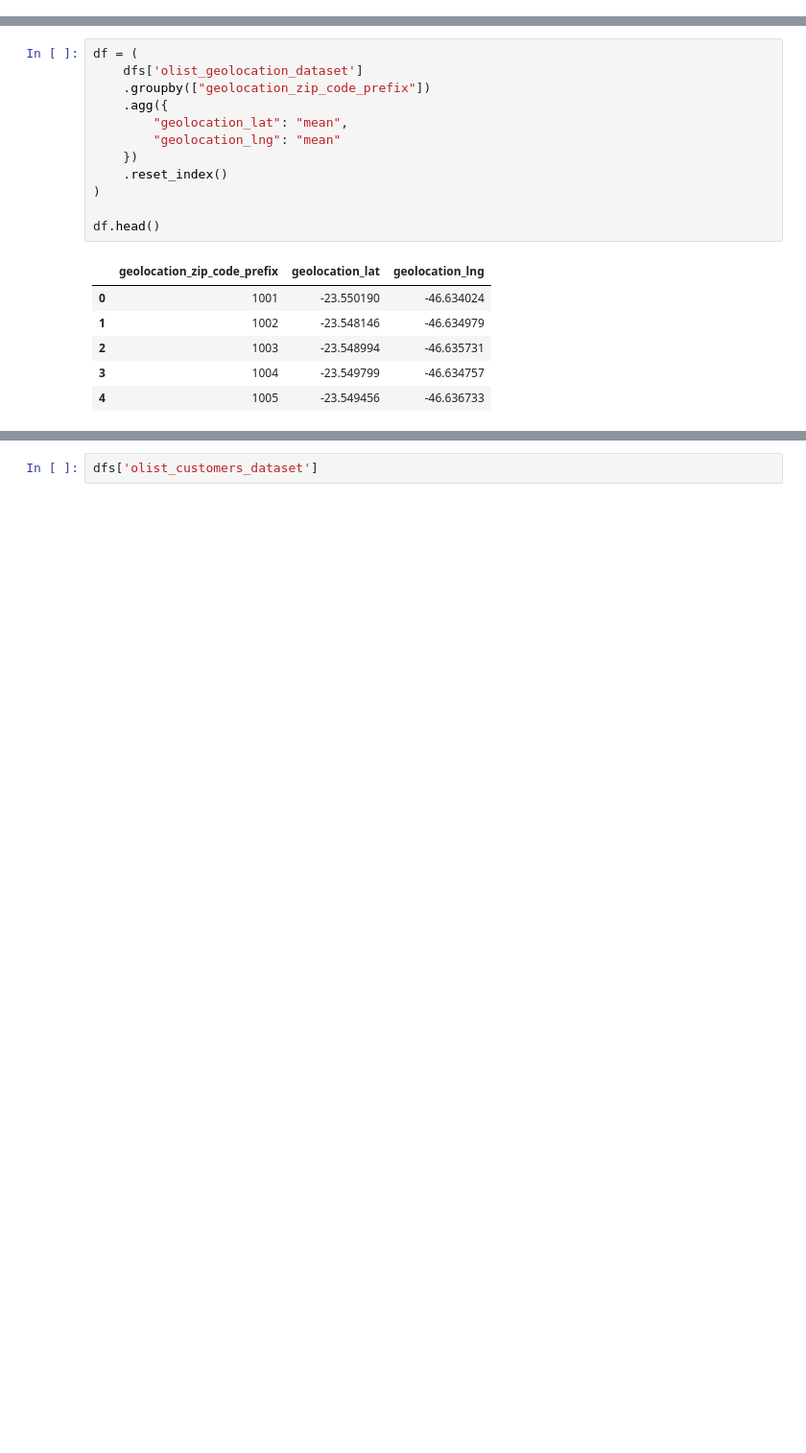
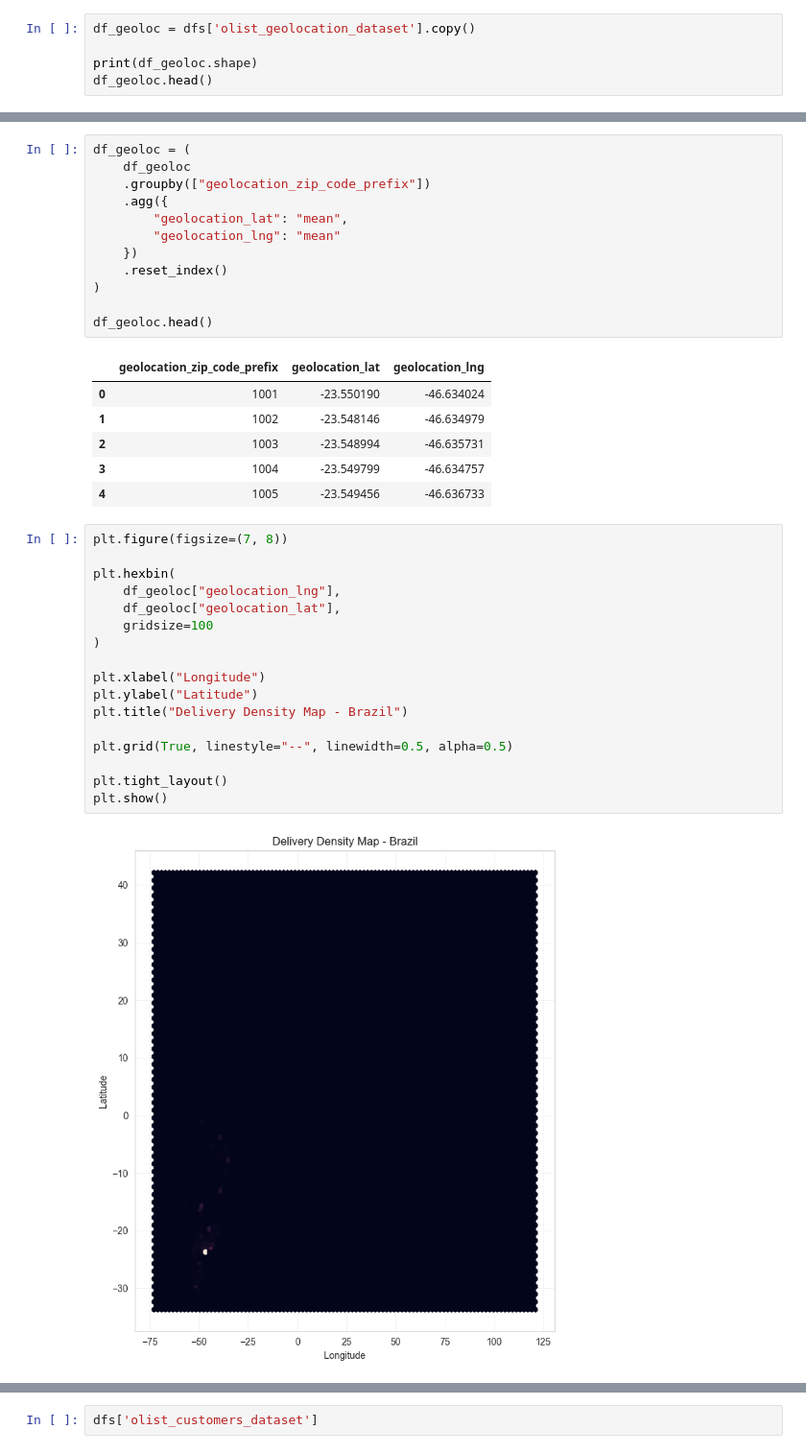
Before and after one commit to mazzacolussi/TCC-CEDS-CAUSAL-AI, a Jupyter notebook: notebooks/data_analysis/EDA.ipynb, the cells around one changed output, grey strips where cells are left out. Shown at 96% size. Saved outputs shown, nothing was run; the diff lists cells and outputs as text; blank space fills up the shorter version.

```diff
--- a/notebooks/data_analysis/EDA.ipynb
+++ b/notebooks/data_analysis/EDA.ipynb
@@ -36,8 +44,13 @@ for file in os.listdir(RAW_DATA_DIR):
+# %%
+df_geoloc = dfs['olist_geolocation_dataset'].copy()
+
+print(df_geoloc.shape)
+df_geoloc.head()
 # %% [markdown]
 Mexendo com zip code (prefixo do CEP). Obtém-se `geolocation_lat` e `geolocation_lng` médios, somente. Irá ser aproveitado a cidade e estado da tabela de costumer, pois está melhor tratada.
 # %%
-df = (
-    dfs['olist_geolocation_dataset']
+df_geoloc = (
+    df_geoloc
     .groupby(["geolocation_zip_code_prefix"])
     .agg({
         "geolocation_lat": "mean",
@@ -46,7 +59,7 @@ df = (
     .reset_index()
 )
 
-df.head()
+df_geoloc.head()
 # %% [output]
 |  | geolocation_zip_code_prefix | geolocation_lat | geolocation_lng |
 | 0 | 1001 | -23.550190 | -46.634024 |
@@ -54,4 +67,23 @@ df.head()
 | 2 | 1003 | -23.548994 | -46.635731 |
 | 3 | 1004 | -23.549799 | -46.634757 |
 | 4 | 1005 | -23.549456 | -46.636733 |
+# %%
+plt.figure(figsize=(7, 8))
+
+plt.hexbin(
+    df_geoloc["geolocation_lng"],
+    df_geoloc["geolocation_lat"],
+    gridsize=100
+)
+
+plt.xlabel("Longitude")
+plt.ylabel("Latitude")
+plt.title("Delivery Density Map - Brazil")
+
+plt.grid(True, linestyle="--", linewidth=0.5, alpha=0.5)
+
+plt.tight_layout()
+plt.show()
+# %% [output]
+[figure, added]
 # %% [markdown]
```
Also changed, not shown: parts of 42 cells of this notebook, 1 other file.
